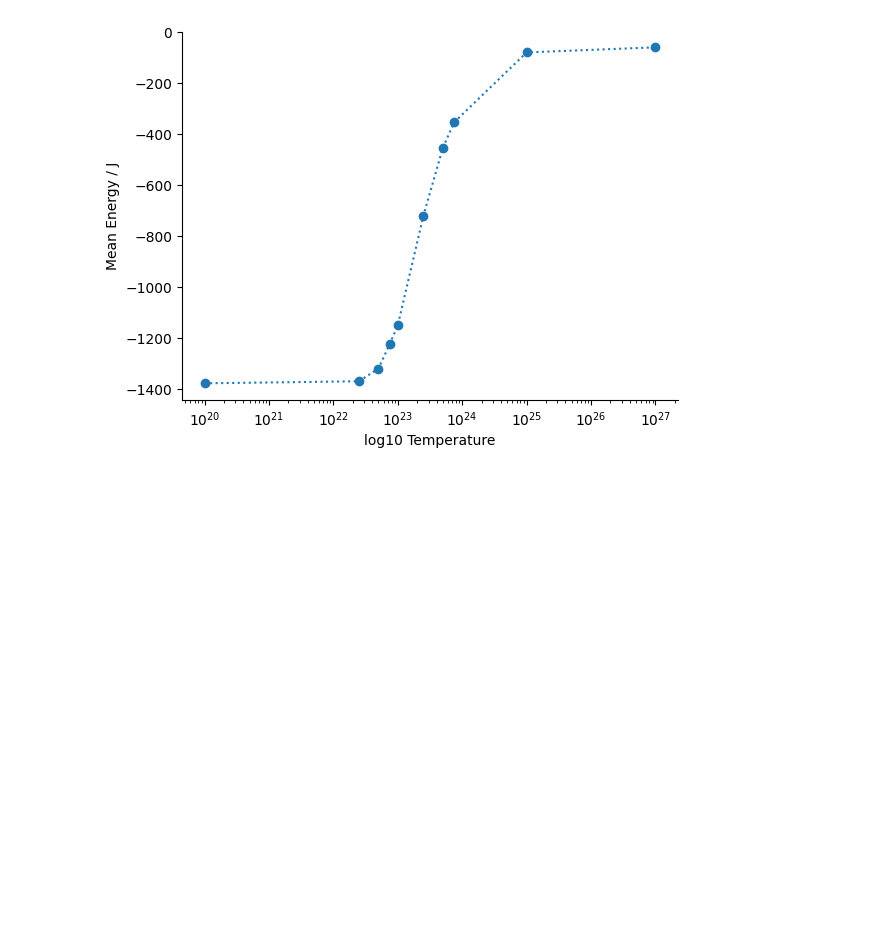
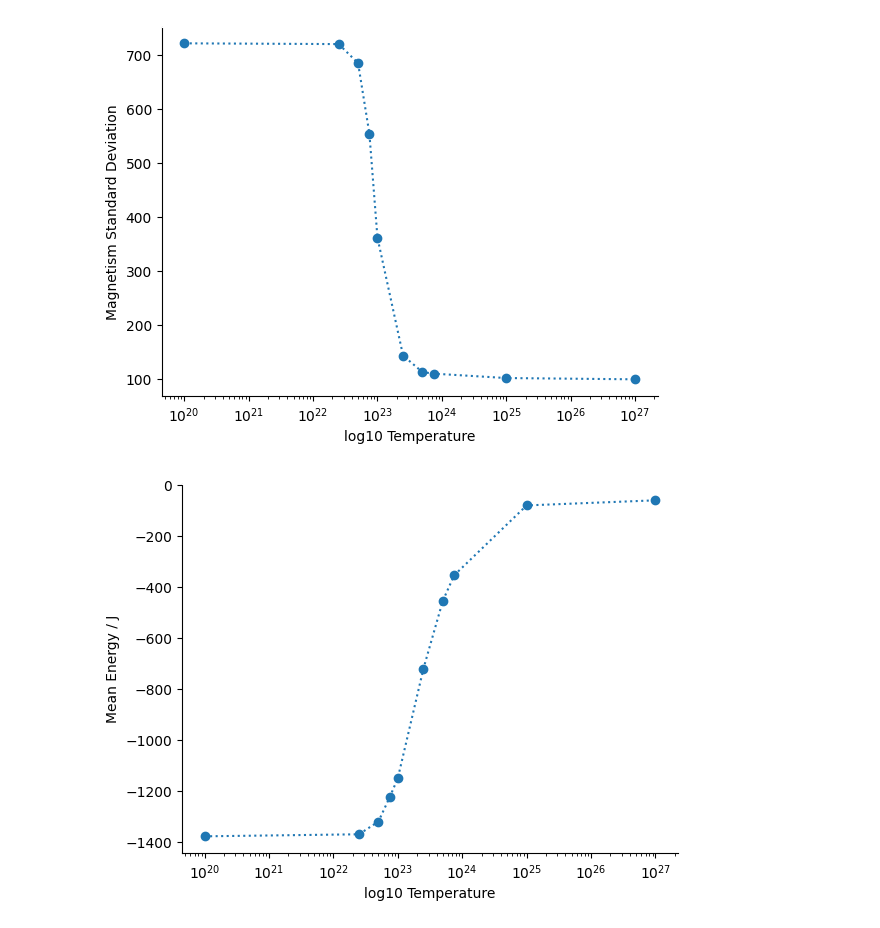
Before and after one commit to Iddmeister/IsingModel, a Jupyter notebook: visual.ipynb, the cells around one changed output. Saved outputs shown, nothing was run; the diff lists cells and outputs as text; code cells hidden in the pictures; blank space fills up the shorter version.

```diff
--- a/visual.ipynb
+++ b/visual.ipynb
@@ -58,3 +122,23 @@ plotEnergyHist(1e27)
+# %%
+stds = []
+
+for temp in data.keys():
+    df = data[temp]
+    stds.append(np.std(df["magnetism"]))
+
+fig, ax = plt.subplots()
+
+ax.plot(data.keys(), stds, ls="dotted")
+ax.scatter(data.keys(), stds)
+ax.set_xscale("log")
+ax.set_xlabel("log10 Temperature")
+ax.set_ylabel("Magnetism Standard Deviation")
+ax.spines['top'].set_color('#FFFFFF')
+ax.spines['right'].set_color('#FFFFFF')
+
+fig.savefig("Magnetism_STD_Vs_Temperature_2D")
+# %% [output]
+[figure, added]
 # %%
 fig, ax = plt.subplots()
 
```
Also changed, not shown: parts of 3 cells of this notebook, 4 other files.
